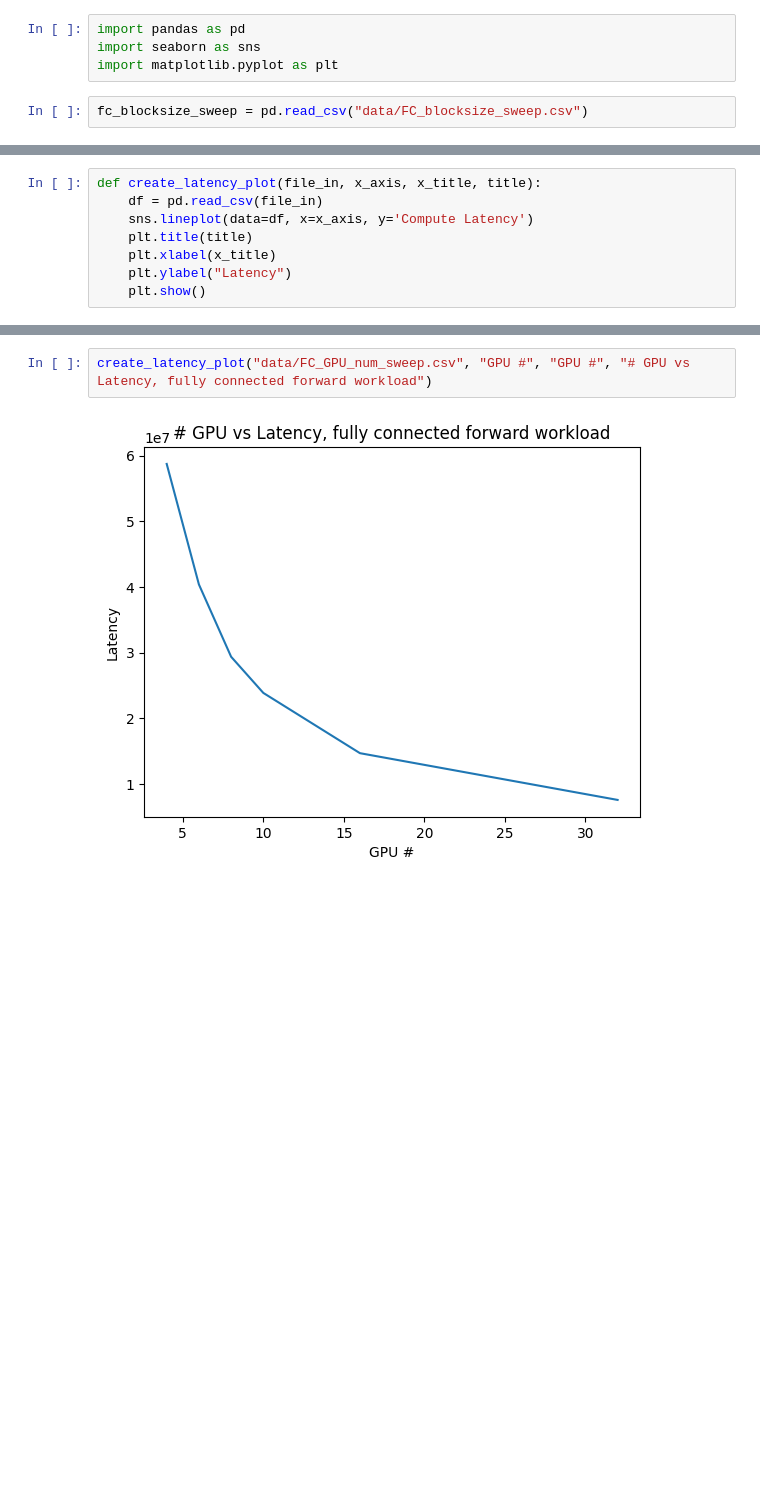
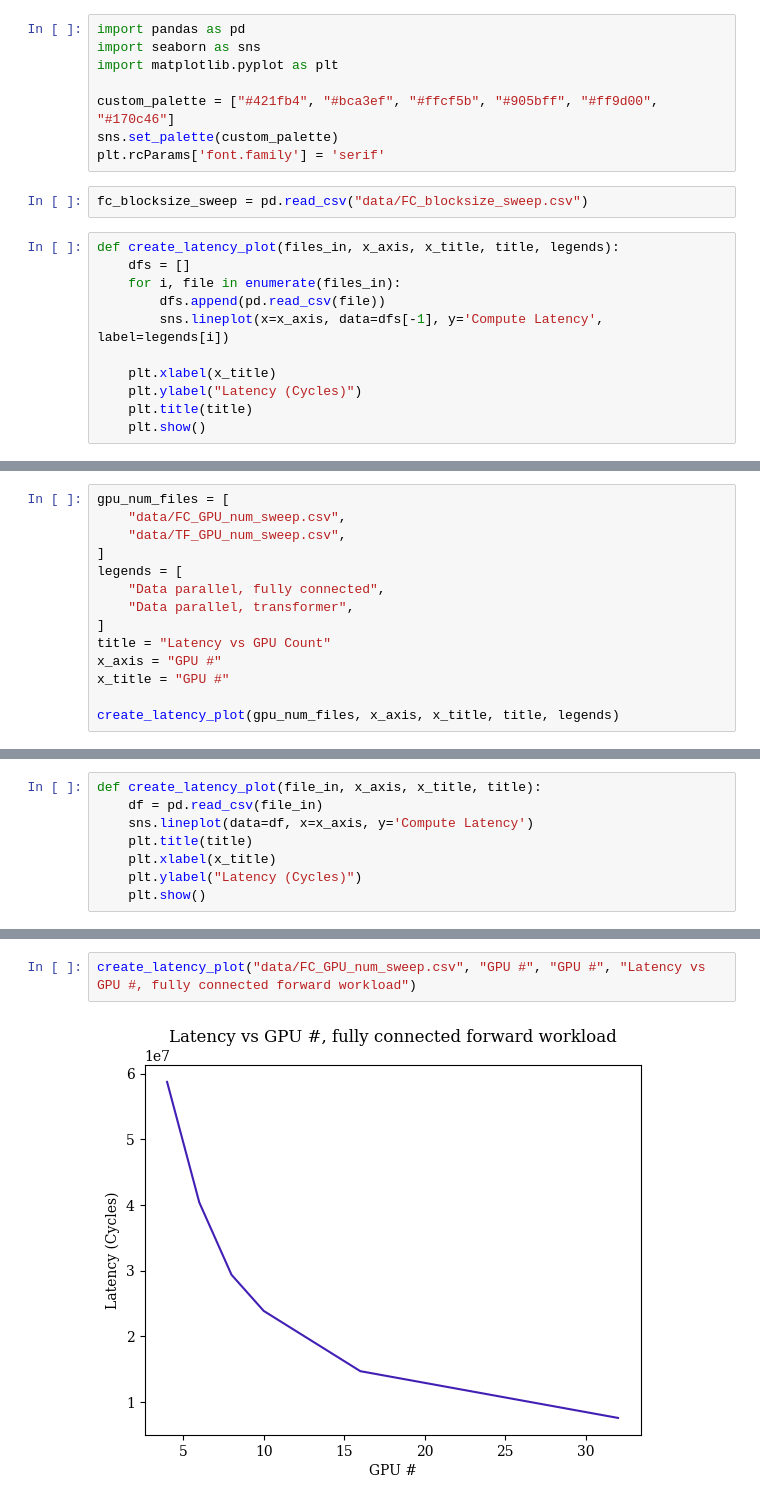
Before and after one commit to Aprilhuu/modeling-rack-scale-computing, a Jupyter notebook: workspace/create_plots.ipynb, the cells around one changed output, grey strips where cells are left out. Drawn from its saved outputs; the diff is of its cells as text; blank space fills up the shorter version.

Commit message:
update plots to be more condensed

```diff
--- a/workspace/create_plots.ipynb
+++ b/workspace/create_plots.ipynb
@@ -2,5 +2,20 @@
 import pandas as pd
 import seaborn as sns
 import matplotlib.pyplot as plt
+
+custom_palette = ["#421fb4", "#bca3ef", "#ffcf5b", "#905bff", "#ff9d00", "#170c46"]
+sns.set_palette(custom_palette)
+plt.rcParams['font.family'] = 'serif'
 # %%
 fc_blocksize_sweep = pd.read_csv("data/FC_blocksize_sweep.csv")
+# %%
+def create_latency_plot(files_in, x_axis, x_title, title, legends):
+    dfs = []
+    for i, file in enumerate(files_in):
+        dfs.append(pd.read_csv(file))
+        sns.lineplot(x=x_axis, data=dfs[-1], y='Compute Latency', label=legends[i])
+
+    plt.xlabel(x_title)
+    plt.ylabel("Latency (Cycles)")
+    plt.title(title)
+    plt.show()
@@ -6,0 +38,14 @@ fc_blocksize_sweep = pd.read_csv("data/FC_blocksize_sweep.csv")
+# %%
+gpu_num_files = [
+    "data/FC_GPU_num_sweep.csv",
+    "data/TF_GPU_num_sweep.csv",
+]
+legends = [
+    "Data parallel, fully connected",
+    "Data parallel, transformer",
+]
+title = "Latency vs GPU Count"
+x_axis = "GPU #"
+x_title = "GPU #"
+
+create_latency_plot(gpu_num_files, x_axis, x_title, title, legends)
@@ -10,6 +57,6 @@ def create_latency_plot(file_in, x_axis, x_title, title):
     sns.lineplot(data=df, x=x_axis, y='Compute Latency')
     plt.title(title)
     plt.xlabel(x_title)
-    plt.ylabel("Latency")
+    plt.ylabel("Latency (Cycles)")
     plt.show()
 # %%
@@ -19,5 +66,5 @@ create_latency_plot("data/FC_blocksize_sweep.csv", "Blocksize", "Block Size", "B
 # %%
-create_latency_plot("data/FC_GPU_num_sweep.csv", "GPU #", "GPU #", "# GPU vs Latency, fully connected forward workload")
+create_latency_plot("data/FC_GPU_num_sweep.csv", "GPU #", "GPU #", "Latency vs GPU #, fully connected forward workload")
 # %% [output]
-[figure, old version]
+[figure, new version]
 # %%
```
Also changed, not shown: parts of 10 cells of this notebook, 2 other files.
